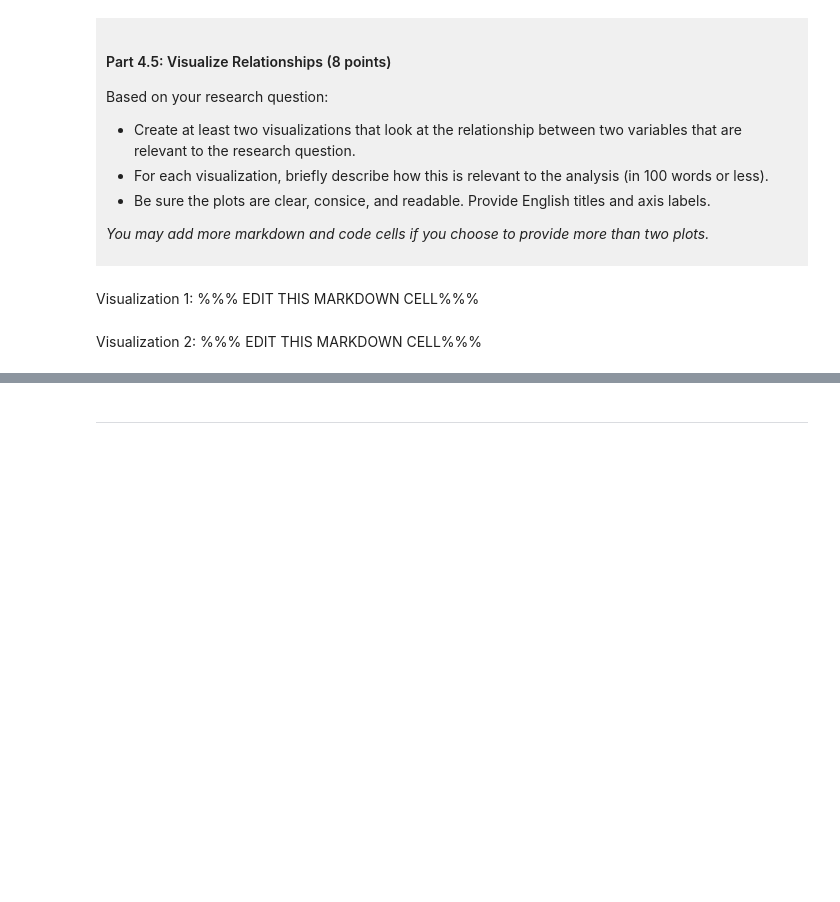
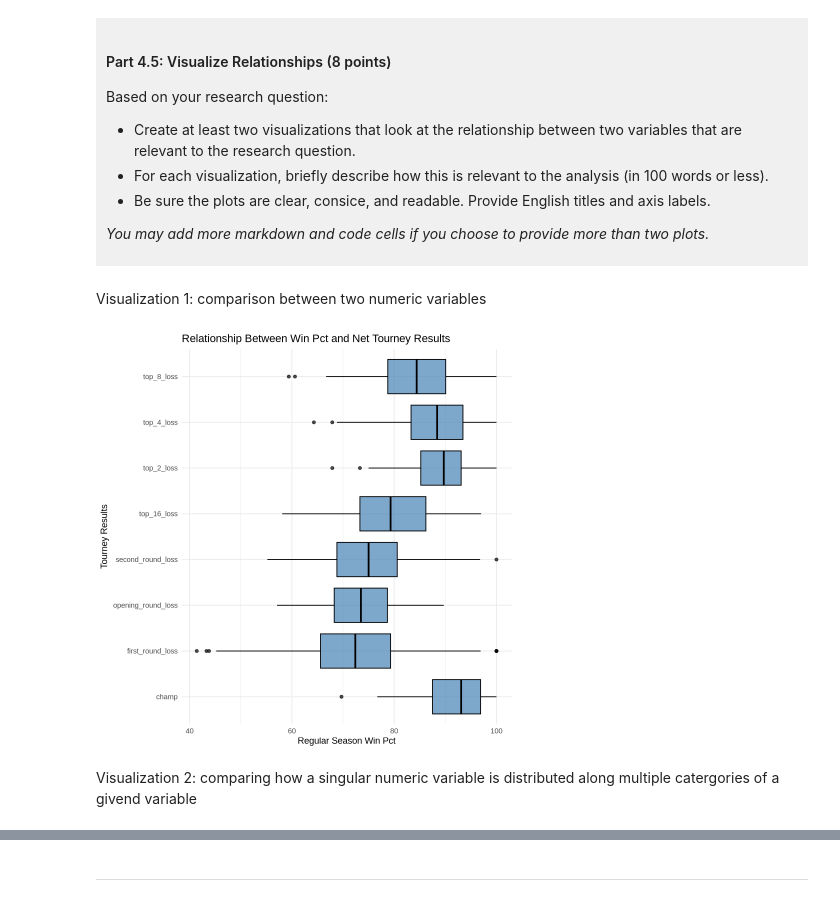
Before and after one commit to mmarc23/dsci100-Michellemarciante, a Jupyter notebook: dsci-100-project-notebook.ipynb, the cells around one changed output, grey strips where cells are left out. Saved outputs shown, nothing was run; the diff lists cells and outputs as text; code cells hidden in the pictures; blank space fills up the shorter version.

```diff
--- a/dsci-100-project-notebook.ipynb
+++ b/dsci-100-project-notebook.ipynb
@@ -292,9 +342,15 @@ Based on your research question:
 *You may add more markdown and code cells if you choose to provide more than two plots.*
 </div>
 # %% [markdown]
-Visualization 1: %%% EDIT THIS MARKDOWN CELL%%%
+Visualization 1: comparison between two numeric variables
 # %%
-### EDIT THIS CODE CELL FOR VISUALIZATION 1###
+library(ggplot2)
+ggplot(tidy_data, aes(x = reg_wins_pct, y = tourney_finish)) +
+geom_boxplot(fill = "steelblue", color = "black", alpha = 0.7) +
+labs(title = "Relationship Between Win Pct and Net Tourney Results", x = "Regular Season Win Pct", y = "Tourney Results") +
+theme_minimal()
+# %% [output]
+[figure, added]
 # %% [markdown]
-Visualization 2: %%% EDIT THIS MARKDOWN CELL%%%
+Visualization 2: comparing how a singular numeric variable is distributed along multiple catergories of a givend variable
 # %%
```
Also changed, not shown: parts of 8 cells of this notebook.
